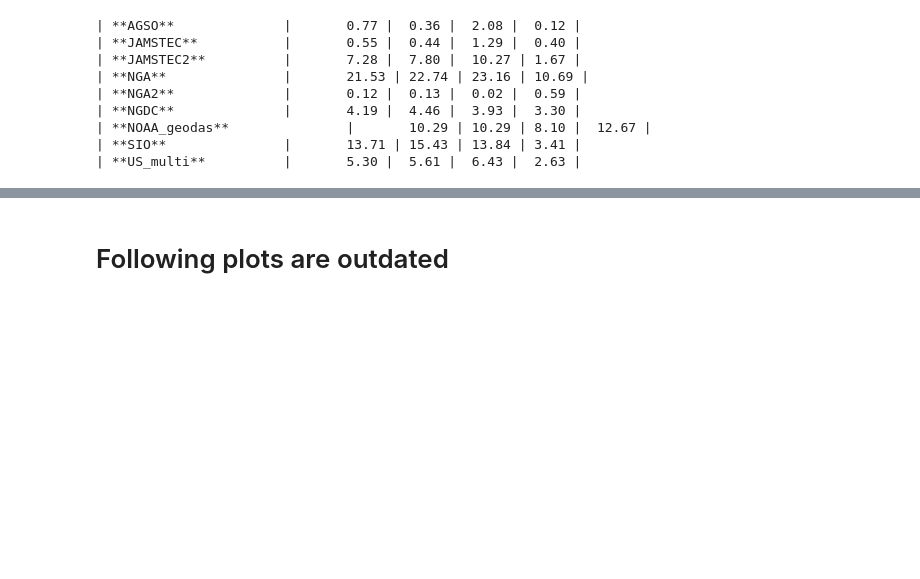
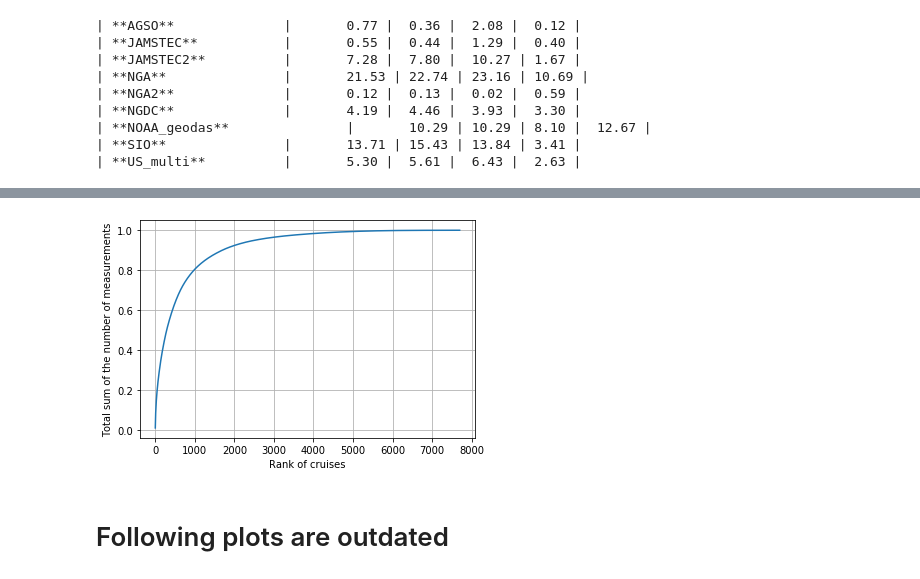
Before and after one commit to arapat/bathymetry-analysis, a Jupyter notebook: data-process/Count-Lines.ipynb, the cells around one changed output, grey strips where cells are left out. Cells and saved outputs as stored; diff of their text form; code cells hidden in the pictures; blank space fills up the shorter version.

```diff
--- a/data-process/Count-Lines.ipynb
+++ b/data-process/Count-Lines.ipynb
@@ -135,3 +235,12 @@ for region in regions:
+# %%
+cumsum_numlines = np.cumsum(sorted_num_line)
+norm_cumsum_numlines = cumsum_numlines / cumsum_numlines[-1]
+plt.plot(norm_cumsum_numlines)
+plt.xlabel("Rank of cruises")
+plt.ylabel("Total sum of the number of measurements")
+plt.grid()
+# %% [output]
+[figure, added]
 # %% [markdown]
 # Following plots are outdated
 # %%
```
Also changed, not shown: parts of 9 cells of this notebook.
